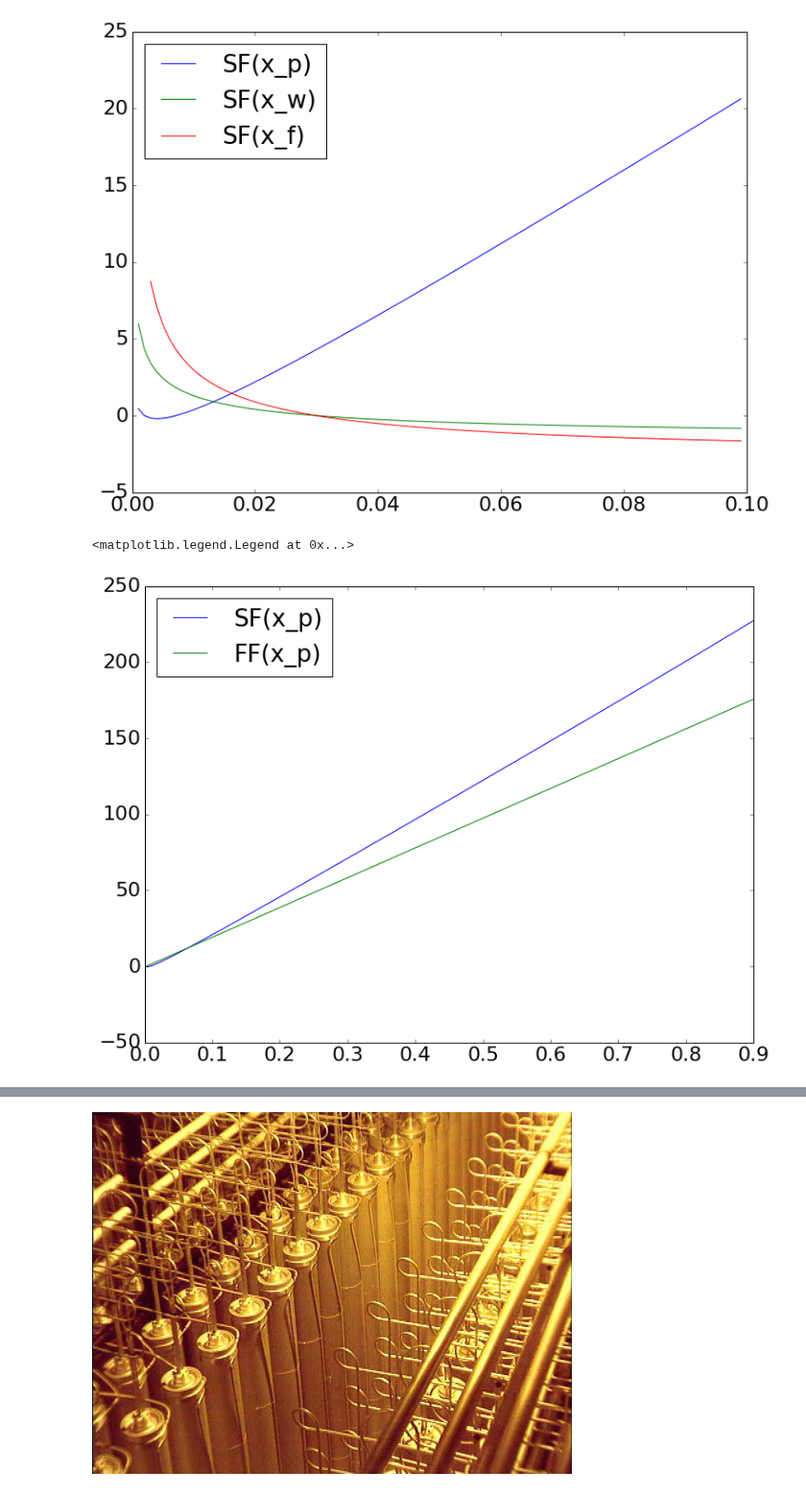
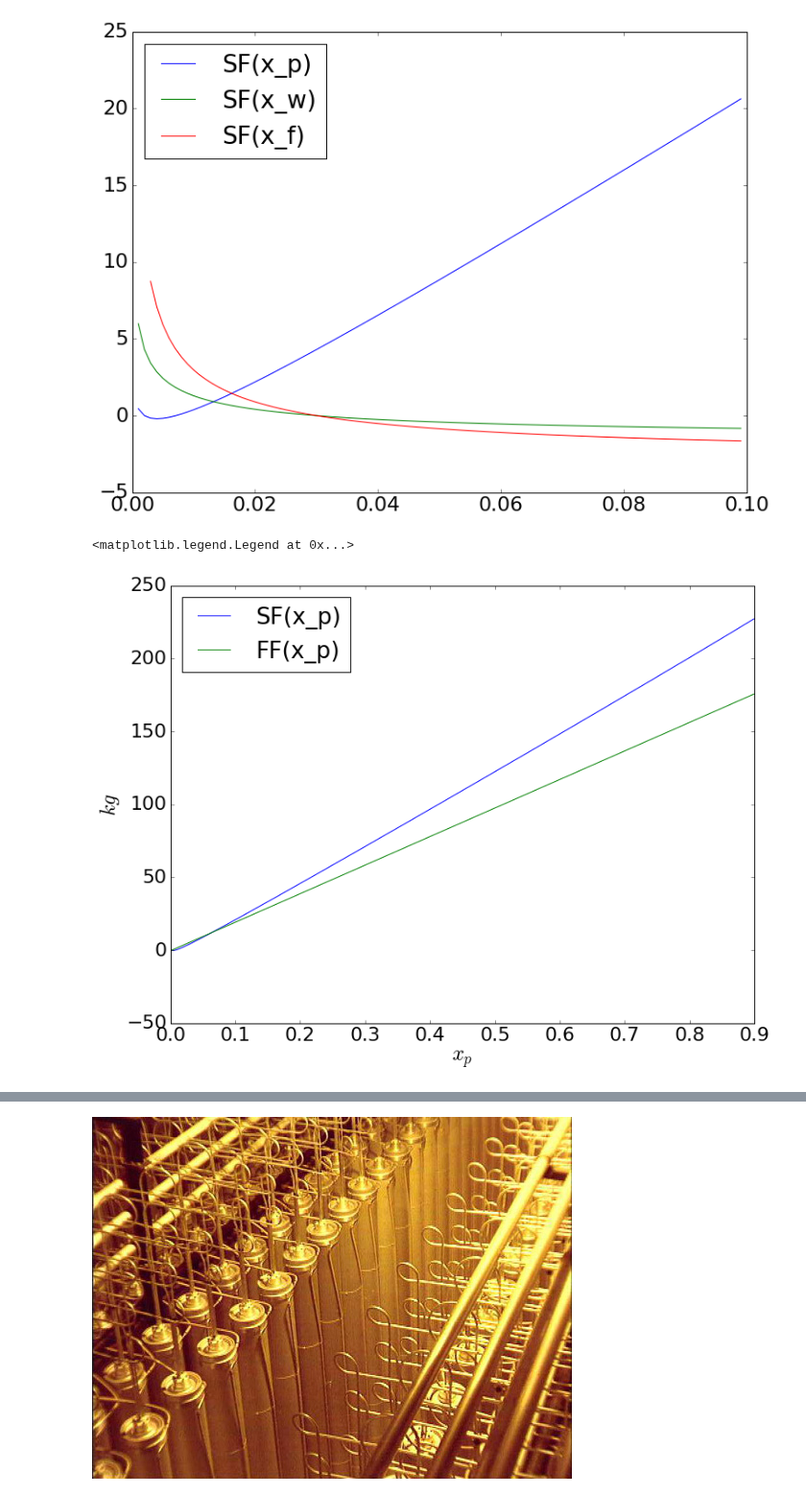
Before and after one commit to katyhuff/npre412, a Jupyter notebook: enrichment/enrichment.ipynb, the cells around one changed output, grey strips where cells are left out. Shown at 96% size. Saved outputs shown, nothing was run; the diff lists cells and outputs as text; code cells hidden in the pictures.

```diff
--- a/enrichment/enrichment.ipynb
+++ b/enrichment/enrichment.ipynb
@@ -318,24 +318,26 @@ plt.legend(loc=2)
 # %%
 plt.clf()
 def swu_factor(x_p, x_w, x_f):
     sf = v(x_p) + wf(x_p, x_w, x_f)*v(x_w) - ff(x_p, x_w, x_f)*v(x_f)
     return sf
 
 
 x_i = np.arange(0.001, 0.9, 0.001)
 x_p = 0.03
 x_w = 0.002
 x_f = 0.00711
 
 sf_x_p = [swu_factor(x, x_w, x_f) for x in x_i]
 ff_x_p = [ff(x, x_w, x_f) for x in x_i]
 
 plt.plot(x_i, sf_x_p, label= "SF(x_p)")
 plt.plot(x_i, ff_x_p, label= "FF(x_p)")
+plt.xlabel(r'$x_p$', fontsize=24)
+plt.ylabel(r'$kg$', fontsize=24)
 plt.legend(loc=2)
 # %% [output]
 <matplotlib.legend.Legend at 0x...>
-[figure, old version]
+[figure, new version]
 # %% [markdown]
 ## Centrifugal Enrichment
 
```
Also changed, not shown: parts of 6 cells of this notebook, 5 other files.
